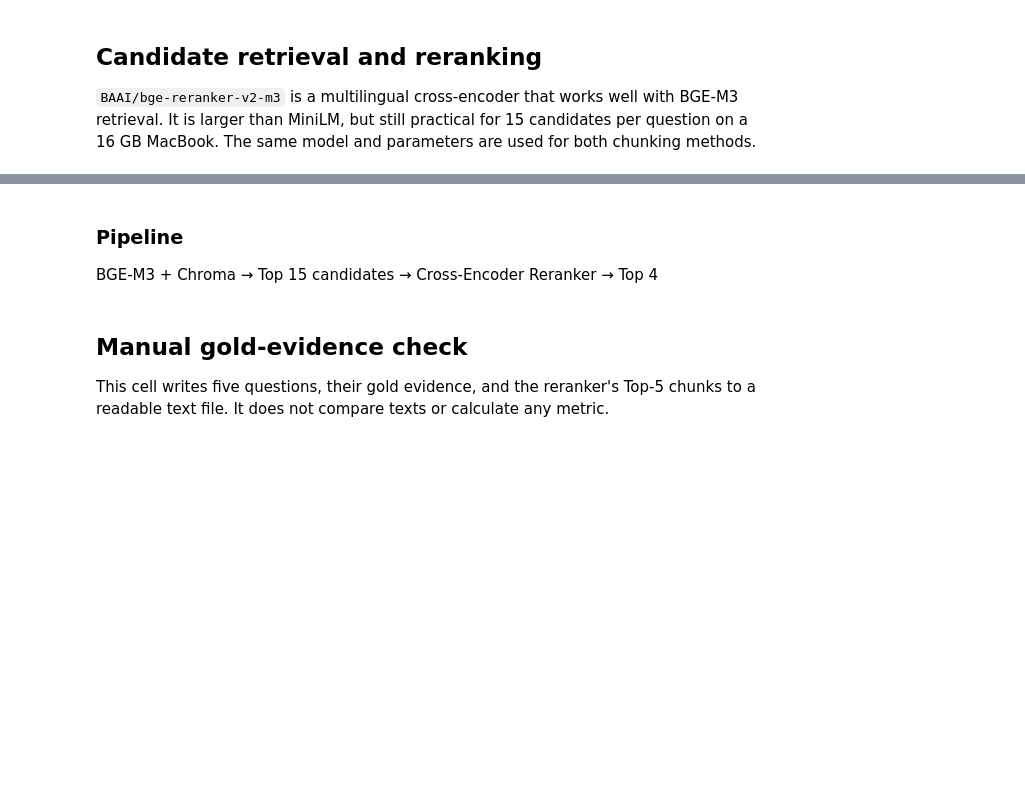
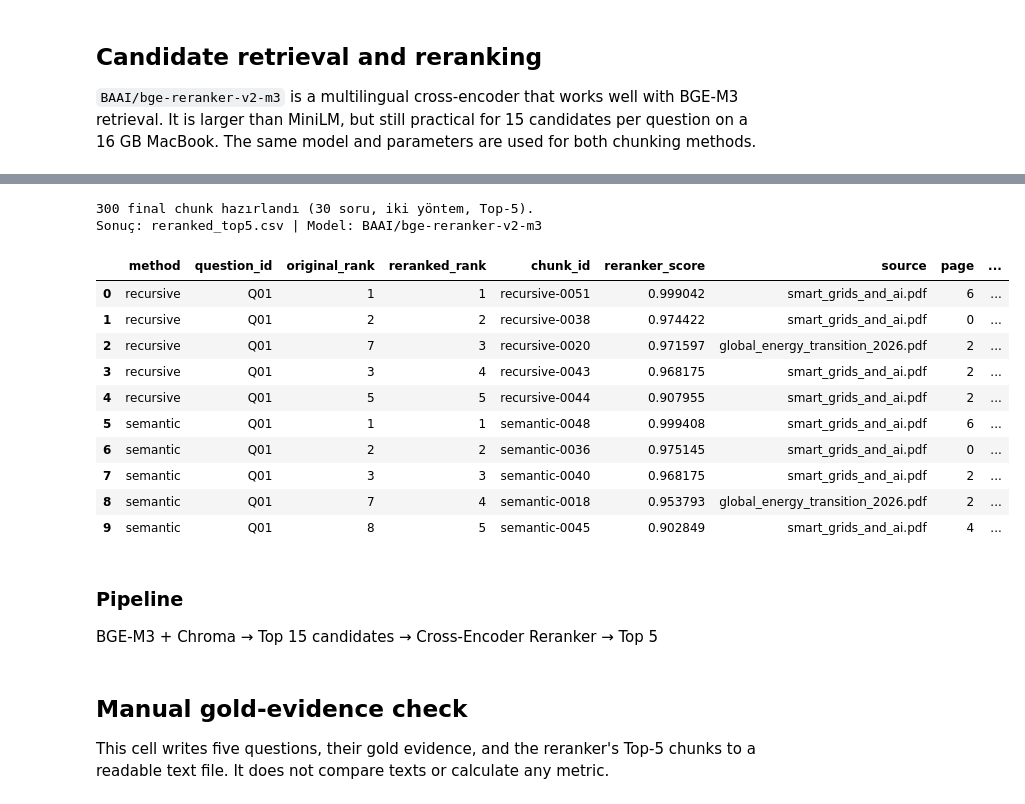
Before and after one commit to azatdundar/RagasProject, a Jupyter notebook: ragas_project.ipynb, the cells around one changed output, grey strips where cells are left out. Saved outputs shown, nothing was run; the diff lists cells and outputs as text; code cells hidden in the pictures; blank space fills up the shorter version.

```diff
--- a/ragas_project.ipynb
+++ b/ragas_project.ipynb
@@ -40,8 +40,9 @@ Toplam sayfa: 36
 # %%
 from langchain_ollama import OllamaEmbeddings
 
+EMBEDDING_MODEL = "bge-m3"
 embeddings = OllamaEmbeddings(
-    model="bge-m3"
+    model=EMBEDDING_MODEL
 )
 # %%
 splitters = {
@@ -180,7 +231,7 @@ reranked_df = pd.DataFrame(reranked_rows, columns=[
     "chunk_id", "reranker_score", "source", "page", "chunk_text"
 ])
 
-reranked_output_path = PROJECT_DIR / "results" / "reranked_top4.csv"
+reranked_output_path = PROJECT_DIR / "results" / "reranked_top5.csv"
 reranked_df.to_csv(reranked_output_path, index=False)
 
 print(
@@ -194,3 +245,4 @@ example_df = reranked_df[
     reranked_df["question_id"] == example_question_id
 ].sort_values(["method", "reranked_rank"])
 display(example_df)
+# %% [output]
@@ -197,7 +250,20 @@ display(example_df)
+300 final chunk hazırlandı (30 soru, iki yöntem, Top-5).
+Sonuç: reranked_top5.csv | Model: BAAI/bge-reranker-v2-m3
+|  | method | question_id | original_rank | reranked_rank | chunk_id | reranker_score | source | page | ... |
+| 0 | recursive | Q01 | 1 | 1 | recursive-0051 | 0.999042 | smart_grids_and_ai.pdf | 6 | ... |
+| 1 | recursive | Q01 | 2 | 2 | recursive-0038 | 0.974422 | smart_grids_and_ai.pdf | 0 | ... |
+| 2 | recursive | Q01 | 7 | 3 | recursive-0020 | 0.971597 | global_energy_transition_2026.pdf | 2 | ... |
+| 3 | recursive | Q01 | 3 | 4 | recursive-0043 | 0.968175 | smart_grids_and_ai.pdf | 2 | ... |
+| 4 | recursive | Q01 | 5 | 5 | recursive-0044 | 0.907955 | smart_grids_and_ai.pdf | 2 | ... |
+| 5 | semantic | Q01 | 1 | 1 | semantic-0048 | 0.999408 | smart_grids_and_ai.pdf | 6 | ... |
+| 6 | semantic | Q01 | 2 | 2 | semantic-0036 | 0.975145 | smart_grids_and_ai.pdf | 0 | ... |
+| 7 | semantic | Q01 | 3 | 3 | semantic-0040 | 0.968175 | smart_grids_and_ai.pdf | 2 | ... |
+| 8 | semantic | Q01 | 7 | 4 | semantic-0018 | 0.953793 | global_energy_transition_2026.pdf | 2 | ... |
+| 9 | semantic | Q01 | 8 | 5 | semantic-0045 | 0.902849 | smart_grids_and_ai.pdf | 4 | ... |
 # %% [markdown]
 ### Pipeline
 
-BGE-M3 + Chroma → Top 15 candidates → Cross-Encoder Reranker → Top 4
+BGE-M3 + Chroma → Top 15 candidates → Cross-Encoder Reranker → Top 5
 # %% [markdown]
 ## Manual gold-evidence check
 
```
Also changed, not shown: parts of 7 cells of this notebook.
